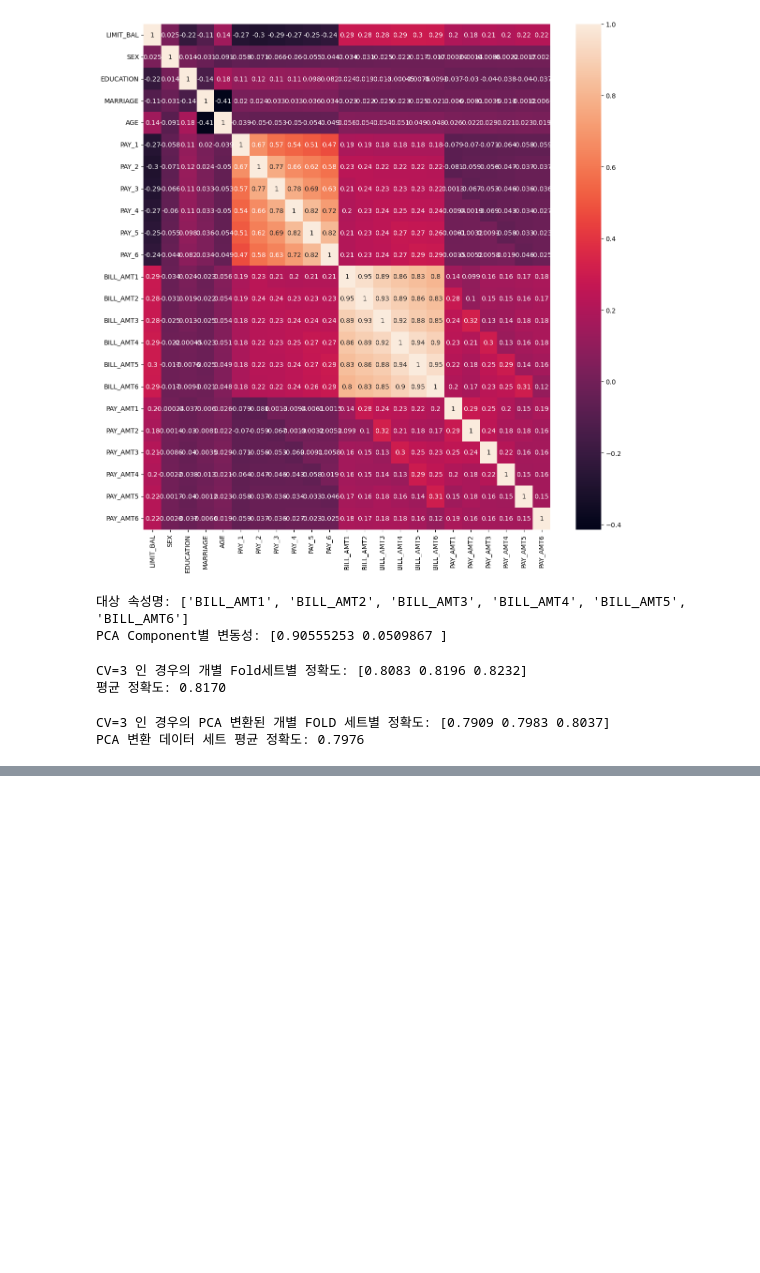
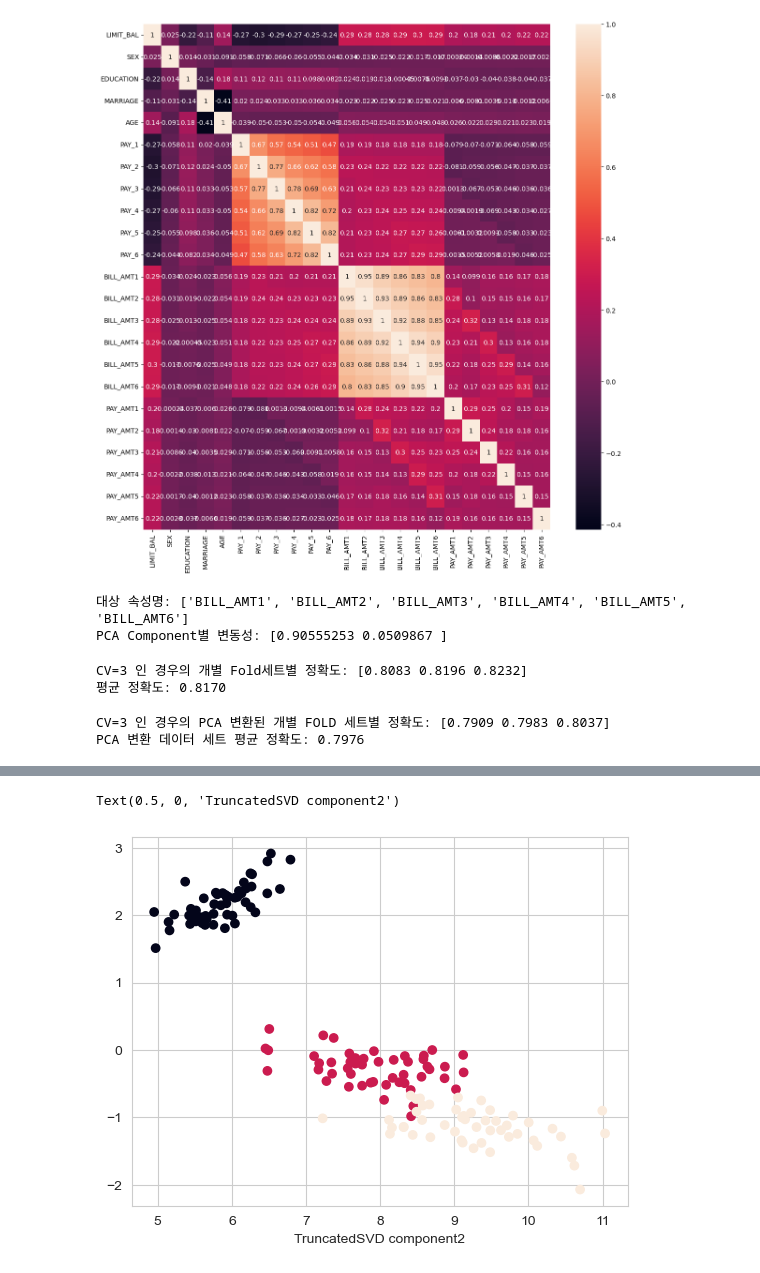
Before and after one commit to zi0-hand/machine-learning-study, a Jupyter notebook: book study/part6.ipynb, the cells around one changed output, grey strips where cells are left out. Saved outputs shown, nothing was run; the diff lists cells and outputs as text; code cells hidden in the pictures; blank space fills up the shorter version.

```diff
--- a/book study/part6.ipynb
+++ b/book study/part6.ipynb
@@ -174,0 +322,18 @@ PCA 변환 데이터 세트 평균 정확도: 0.7976
+# %%
+from sklearn.decomposition import TruncatedSVD, PCA
+from sklearn.datasets import load_iris
+import matplotlib.pyplot as plt
+%matplotlib inline
+
+iris = load_iris()
+iris_ftrs = iris.data
+tsvd = TruncatedSVD(n_components=2)
+tsvd.fit(iris_ftrs)
+iris_tsvd = tsvd.transform(iris_ftrs)
+
+plt.scatter(x=iris_tsvd[:, 0], y=iris_tsvd[:, 1], c=iris.target)
+plt.xlabel('TruncatedSVD component1')
+plt.xlabel('TruncatedSVD component2')
+# %% [output]
+Text(0.5, 0, 'TruncatedSVD component2')
+[figure, added]
```
Also changed, not shown: parts of 15 cells of this notebook.
